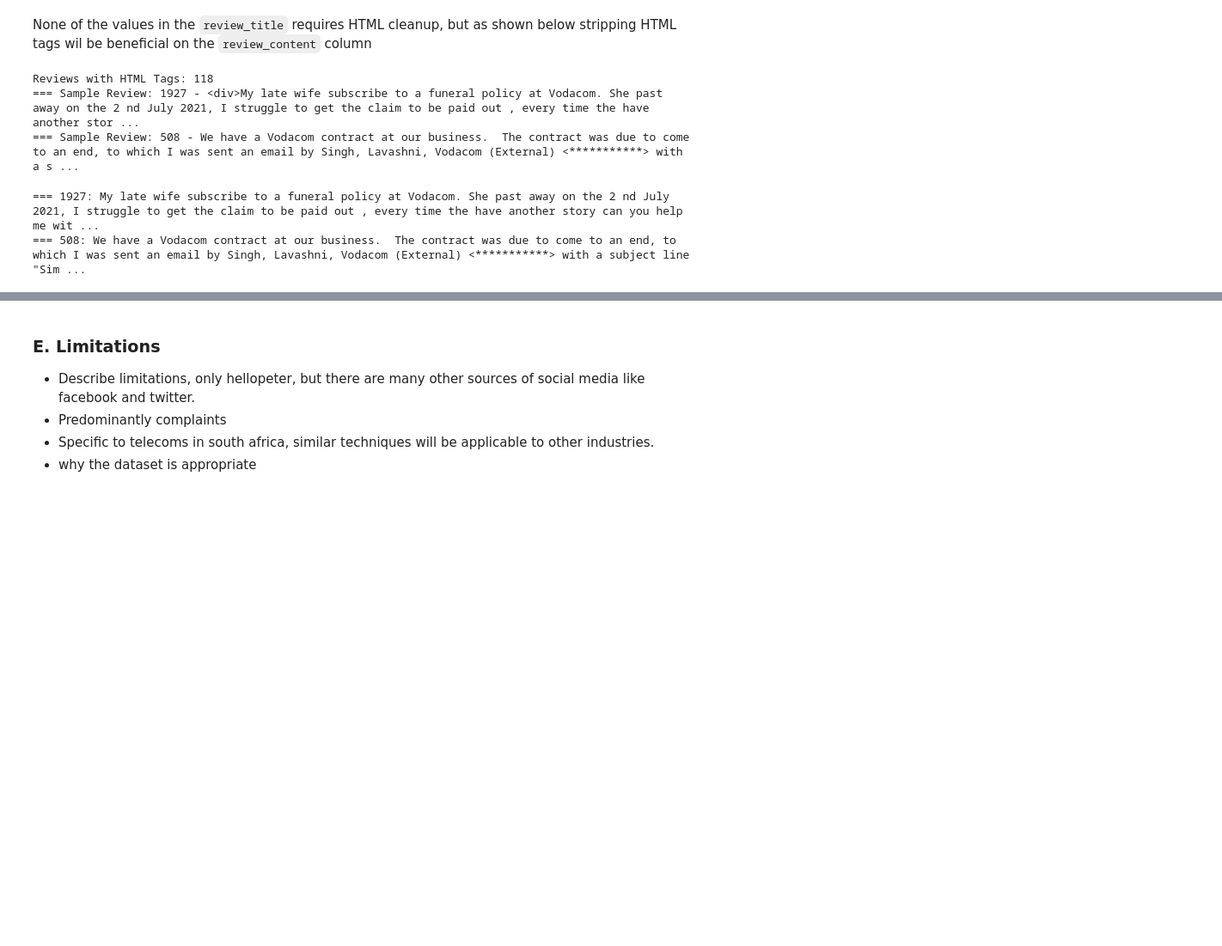
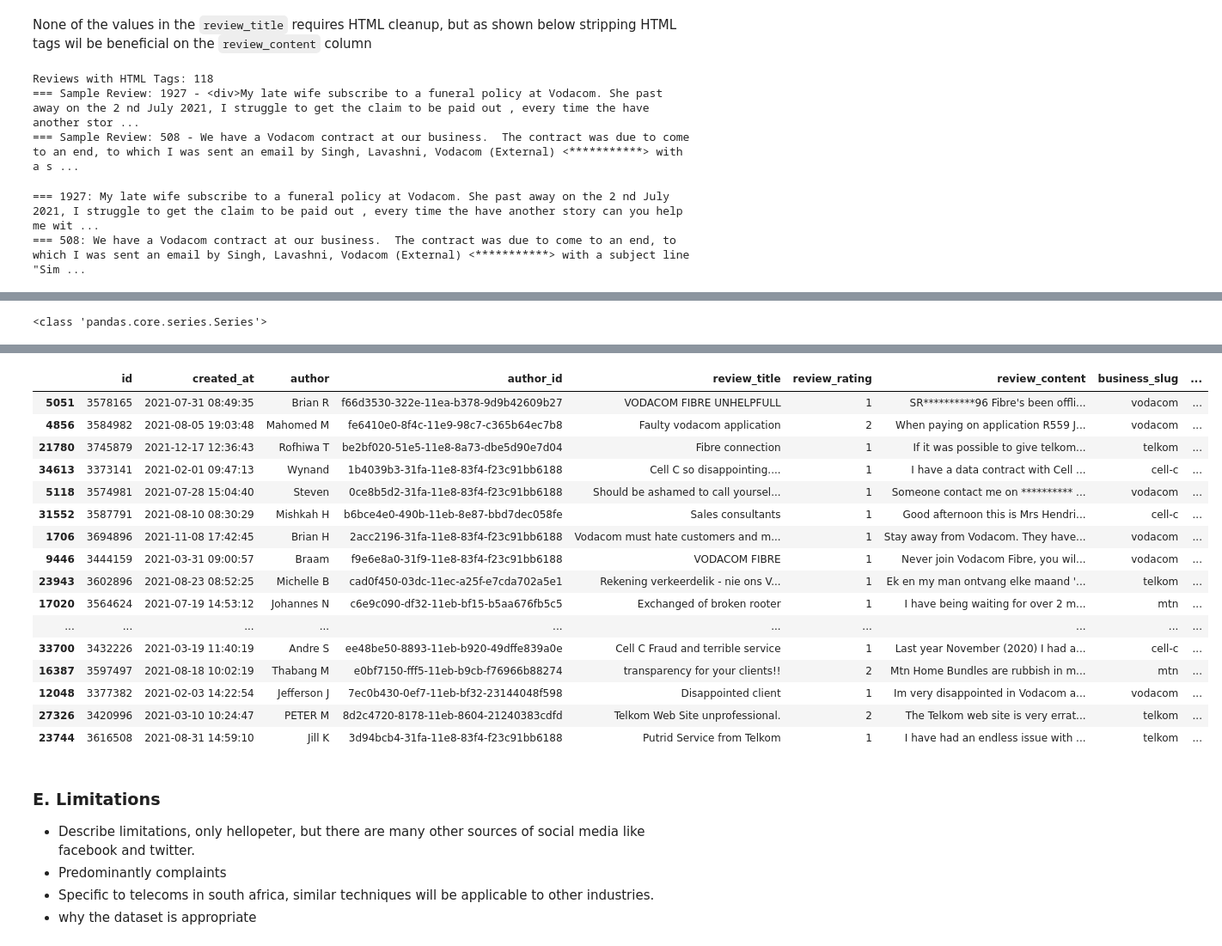
Before and after one commit to JohnnyFoulds/dsm020-2021-oct, a Jupyter notebook: coursework_01/cw.ipynb, the cells around one changed output, grey strips where cells are left out. Shown: that part at 86% size. Drawn from its saved outputs; the diff is of its cells as text; code cells hidden in the pictures; blank space fills up the shorter version.

Commit message:
Added language detection

```diff
--- a/coursework_01/cw.ipynb
+++ b/coursework_01/cw.ipynb
@@ -566,6 +567,9 @@ tag_exp = r'<[^<>]+>'
 df_reviews[df_reviews.review_title.str.contains(tag_exp)].shape
 # %% [output]
 (0, 15)
+# %%
+# since there were no tags in the reviews no tags need to be replaced
+df_reviews['review_title_clean'] = df_reviews.review_title
 # %% [markdown]
 None of the values in the `review_title` requires HTML cleanup, but as shown below stripping HTML tags wil be beneficial on the `review_content` column
 # %%
@@ -592,0 +601,42 @@ print('=== 508:', df_reviews.loc[508].review_content_clean)
+# %%
+def language_detection(text_series:pd.Series, pretrained_model:str='model/fasttext/lid.176.ftz') -> pd.Series:
+    """
+    Perform language detection on text in the Pandas series and return a new series containing that can be joined to the original.
+
+    Parameters
+    ----------
+    text_series : pandas.Series
+        The data to perform language detection on.
+    pretrained_model : str
+        Path to the pre-trained fastText model used for language detection
+
+    Returns
+    -------
+    text_language : pandas.Series
+    """
+    print(type(text_series))
+    # load the language model
+    lang_model = fasttext.load_model(pretrained_model)
+
+    # remove newline characters
+    text_series = text_series.replace(r'\n', ' ', regex=True)
+
+    # predict the language used for each item in the series
+    lang_pred = lang_model.predict(text_series.to_list())
+
+    # only the language code from the label is required
+    lang_pred = [pred[0].replace('__label__', '') for pred in lang_pred[0]]
+
+    # get the output series (with original index values) to return
+    df_result = text_series.to_frame()
+    df_result['text_language'] = lang_pred
+
+    return df_result.text_language
+
+
+# perform the language detection
+df_temp = df_reviews.sample(n=20, random_state=118)
+df_temp['text_language'] = language_detection(df_temp.review_content_clean)
+df_temp
+# %% [output]
+<class 'pandas.core.series.Series'>
@@ -593,3 +644,20 @@ print('=== 508:', df_reviews.loc[508].review_content_clean)
+|  | id | created_at | author | author_id | review_title | review_rating | review_content | business_slug | ... |
+| 5051 | 3578165 | 2021-07-31 08:49:35 | Brian R | f66d3530-322e-11ea-b378-9d9b42609b27 | VODACOM FIBRE UNHELPFULL | 1 | SR**********96 Fibre's been offli... | vodacom | ... |
+| 4856 | 3584982 | 2021-08-05 19:03:48 | Mahomed M | fe6410e0-8f4c-11e9-98c7-c365b64ec7b8 | Faulty vodacom application | 2 | When paying on application R559 J... | vodacom | ... |
+| 21780 | 3745879 | 2021-12-17 12:36:43 | Rofhiwa T | be2bf020-51e5-11e8-8a73-dbe5d90e7d04 | Fibre connection | 1 | If it was possible to give telkom... | telkom | ... |
+| 34613 | 3373141 | 2021-02-01 09:47:13 | Wynand | 1b4039b3-31fa-11e8-83f4-f23c91bb6188 | Cell C so disappointing.... | 1 | I have a data contract with Cell ... | cell-c | ... |
+| 5118 | 3574981 | 2021-07-28 15:04:40 | Steven | 0ce8b5d2-31fa-11e8-83f4-f23c91bb6188 | Should be ashamed to call yoursel... | 1 | Someone contact me on ********** ... | vodacom | ... |
+| 31552 | 3587791 | 2021-08-10 08:30:29 | Mishkah H | b6bce4e0-490b-11eb-8e87-bbd7dec058fe | Sales consultants | 1 | Good afternoon this is Mrs Hendri... | cell-c | ... |
+| 1706 | 3694896 | 2021-11-08 17:42:45 | Brian H | 2acc2196-31fa-11e8-83f4-f23c91bb6188 | Vodacom must hate customers and m... | 1 | Stay away from Vodacom. They have... | vodacom | ... |
+| 9446 | 3444159 | 2021-03-31 09:00:57 | Braam | f9e6e8a0-31f9-11e8-83f4-f23c91bb6188 | VODACOM FIBRE | 1 | Never join Vodacom Fibre, you wil... | vodacom | ... |
+| 23943 | 3602896 | 2021-08-23 08:52:25 | Michelle B | cad0f450-03dc-11ec-a25f-e7cda702a5e1 | Rekening verkeerdelik - nie ons V... | 1 | Ek en my man ontvang elke maand '... | telkom | ... |
+| 17020 | 3564624 | 2021-07-19 14:53:12 | Johannes N | c6e9c090-df32-11eb-bf15-b5aa676fb5c5 | Exchanged of broken rooter | 1 | I have being waiting for over 2 m... | mtn | ... |
+| ... | ... | ... | ... | ... | ... | ... | ... | ... | ... |
+| 33700 | 3432226 | 2021-03-19 11:40:19 | Andre S | ee48be50-8893-11eb-b920-49dffe839a0e | Cell C Fraud and terrible service | 1 | Last year November (2020) I had a... | cell-c | ... |
+| 16387 | 3597497 | 2021-08-18 10:02:19 | Thabang M | e0bf7150-fff5-11eb-b9cb-f76966b88274 | transparency for your clients!! | 2 | Mtn Home Bundles are rubbish in m... | mtn | ... |
+| 12048 | 3377382 | 2021-02-03 14:22:54 | Jefferson J | 7ec0b430-0ef7-11eb-bf32-23144048f598 | Disappointed client | 1 | Im very disappointed in Vodacom a... | vodacom | ... |
+| 27326 | 3420996 | 2021-03-10 10:24:47 | PETER M | 8d2c4720-8178-11eb-8604-21240383cdfd | Telkom Web Site unprofessional. | 2 | The Telkom web site is very errat... | telkom | ... |
+| 23744 | 3616508 | 2021-08-31 14:59:10 | Jill K | 3d94bcb4-31fa-11e8-83f4-f23c91bb6188 | Putrid Service from Telkom | 1 | I have had an endless issue with ... | telkom | ... |
 # %% [markdown]
 ### E. Limitations
 
```
Also changed, not shown: parts of 5 cells of this notebook, 2 other files.
